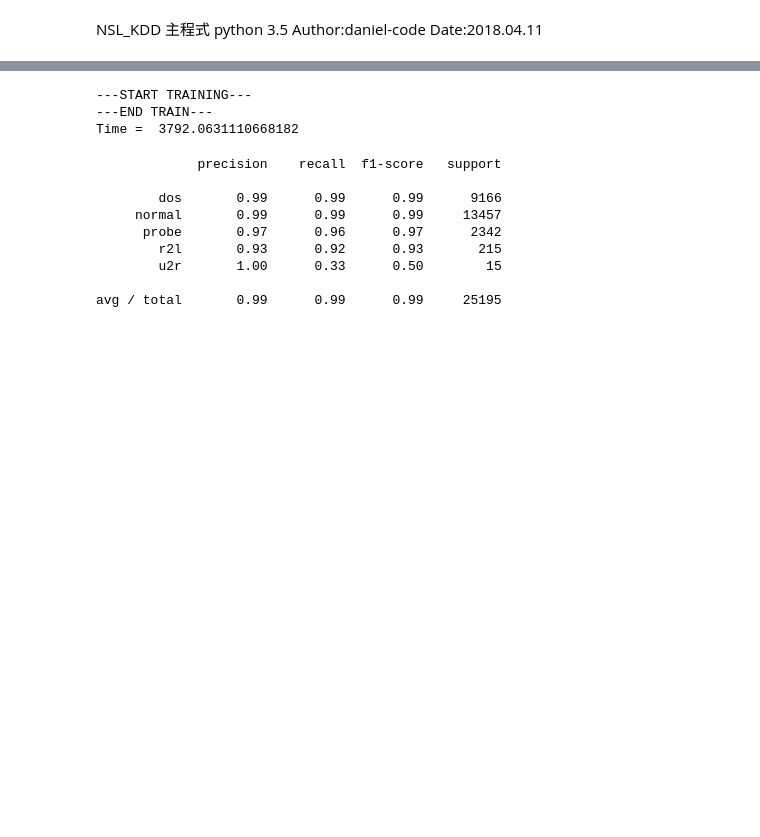
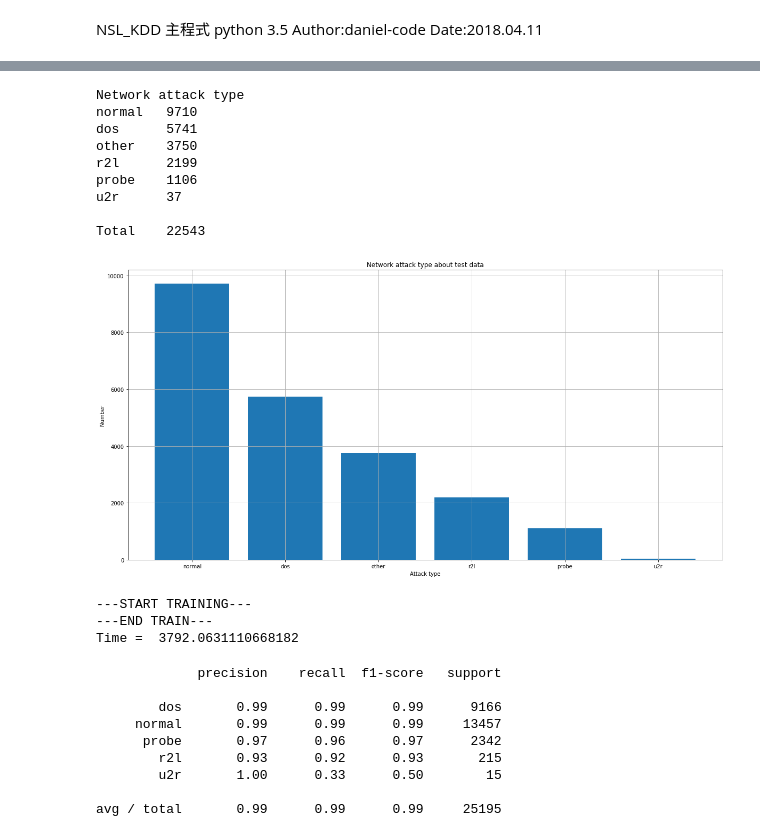
Before and after one commit to daniel-code/PRACTICE-AND-APPLICATIONS-OF-MACHINE-LEARNING, a Jupyter notebook: hw3/hw3.ipynb, the cells around one changed output, grey strips where cells are left out. Drawn from its saved outputs; the diff is of its cells as text; code cells hidden in the pictures; blank space fills up the shorter version.

```diff
--- a/hw3/hw3.ipynb
+++ b/hw3/hw3.ipynb
@@ -54,15 +65,45 @@ y_train = np.array(y)
 # %%
 data = pd.read_csv('NSL_KDD/KDDTest+.csv', header=None)
 
 # build attack table
 #attack_type = pd.read_csv('NSL_KDD/Attack Types.csv', names=['attack', 'type'])
 #attack_type_dict = attack_type.set_index('attack')['type'].to_dict()
 
 # build training data and label
-y = data[41].apply(lambda x: attack_type_dict[x])
+y = data[41].apply(lambda x:attack_type_dict[x]if x in attack_type_dict else 'other')
 x = data.drop(columns=[1, 2, 3, 41])
+hist = {}
+for row in y.values:
+    if row in hist:
+        hist[row] += 1
+    else:
+        hist[row] = 1
+sorted_hist_list = np.array(sorted(hist.items(), key=operator.itemgetter(1), reverse=True))
+print('Network attack type')
+for item in sorted_hist_list:
+    print(item[0], '\t', item[1])
+print('\nTotal\t', len(x))
+plt.figure(figsize=(20, 10))
+plt.title('Network attack type about test data')
+plt.bar(range(len(sorted_hist_list[:,0])),list(map(float,sorted_hist_list[:, 1])))
+plt.xticks(range(len(sorted_hist_list[:,0])),sorted_hist_list[:, 0])
+plt.xlabel('Attack type')
+plt.ylabel('Number')
+plt.grid(True)
+plt.show()
 x_test = np.array(x)
 y_test = np.array(y)
+# %% [output]
+Network attack type
+normal   9710
+dos      5741
+other    3750
+r2l      2199
+probe    1106
+u2r      37
+
+Total    22543
+[figure, added]
 # %%
 # build model
 model = svm.SVC()
```
Also changed, not shown: parts of 3 cells of this notebook.
